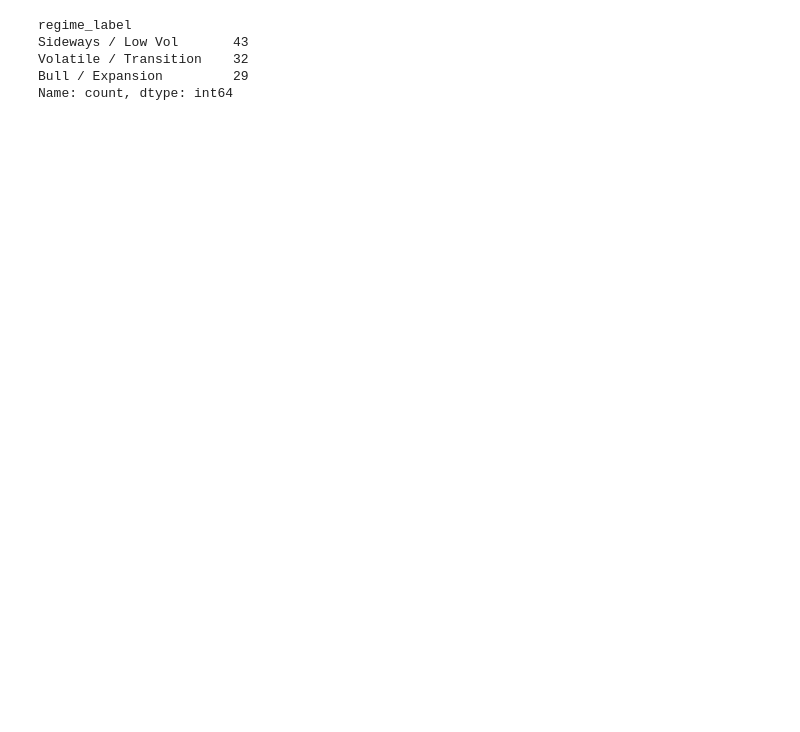
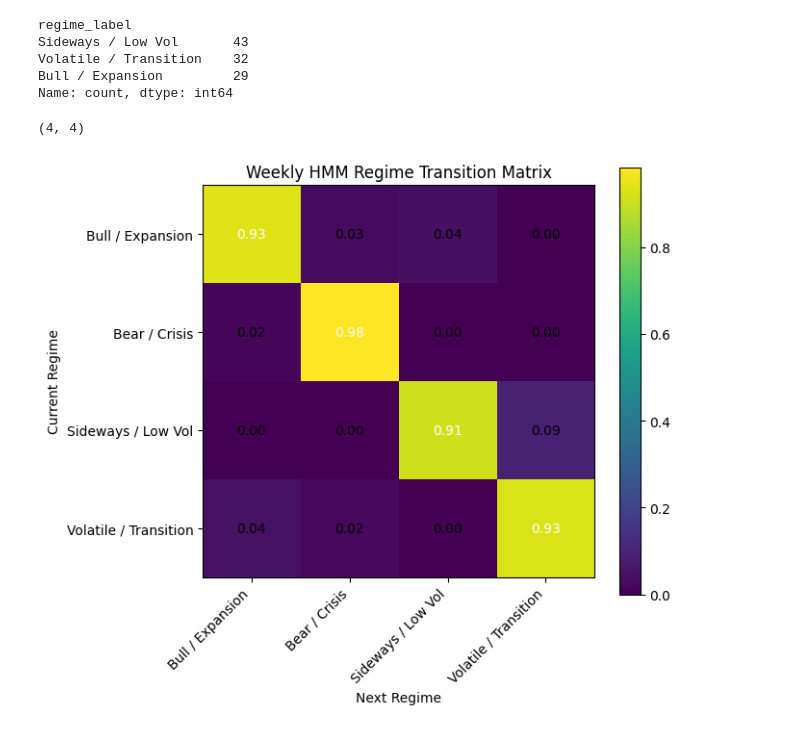
Before and after one commit to Gestok01/market-regime-detection, a Jupyter notebook: notebooks/04_hmm_regime_comparison.ipynb, the cells around one changed output. Saved outputs shown, nothing was run; the diff lists cells and outputs as text; code cells hidden in the pictures; blank space fills up the shorter version.

Commit message:
heatmap transition matrix

```diff
--- a/notebooks/04_hmm_regime_comparison.ipynb
+++ b/notebooks/04_hmm_regime_comparison.ipynb
@@ -195,3 +195,51 @@ Bull / Expansion         29
 Name: count, dtype: int64
 # %%
 weekly.to_csv("../data/raw/weekly_regimes_labeled.csv")
+# %%
+print(weekly_trans.shape)
+# %% [output]
+(4, 4)
+# %%
+state_labels = [
+    "Bull / Expansion",
+    "Bear / Crisis",
+    "Sideways / Low Vol",
+    "Volatile / Transition"
+]
+import matplotlib.pyplot as plt
+import numpy as np
+
+fig, ax = plt.subplots(figsize=(7,6))
+
+im = ax.imshow(weekly_trans)
+
+# Ticks & labels
+ax.set_xticks(np.arange(len(state_labels)))
+ax.set_yticks(np.arange(len(state_labels)))
+
+ax.set_xticklabels(state_labels)
+ax.set_yticklabels(state_labels)
+
+# Rotate x labels
+plt.setp(ax.get_xticklabels(), rotation=45, ha="right")
+
+# Annotate each cell
+for i in range(weekly_trans.shape[0]):
+    for j in range(weekly_trans.shape[1]):
+        ax.text(
+            j, i,
+            f"{weekly_trans[i, j]:.2f}",
+            ha="center",
+            va="center",
+            color="white" if weekly_trans[i, j] > 0.5 else "black"
+        )
+
+ax.set_title("Weekly HMM Regime Transition Matrix")
+ax.set_xlabel("Next Regime")
+ax.set_ylabel("Current Regime")
+
+fig.colorbar(im, ax=ax)
+plt.tight_layout()
+plt.show()
+# %% [output]
+[figure, added]
```
Also changed, not shown: parts of 2 cells of this notebook, 5 other files.
